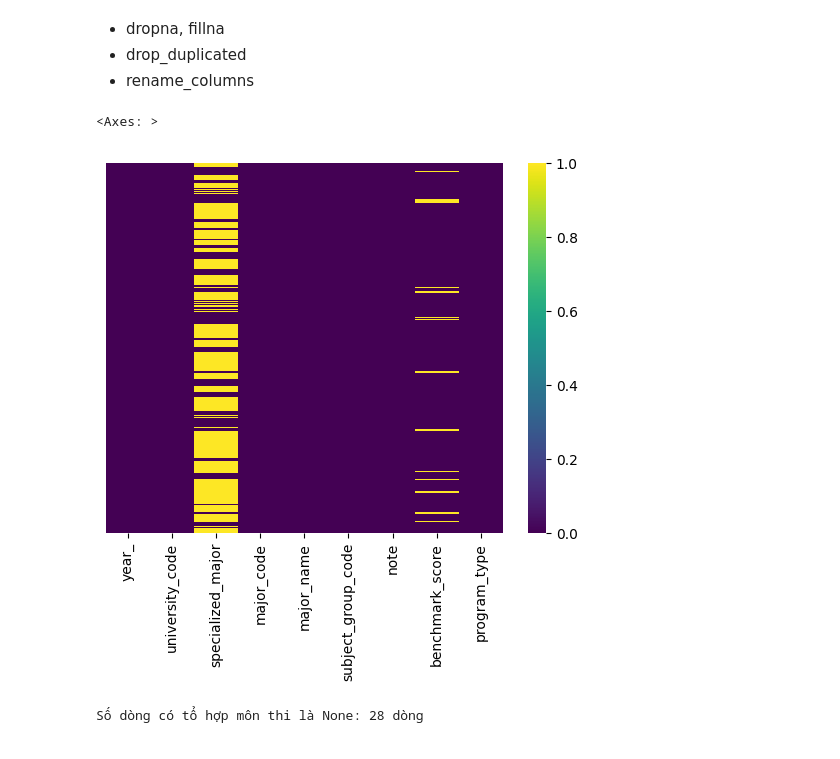
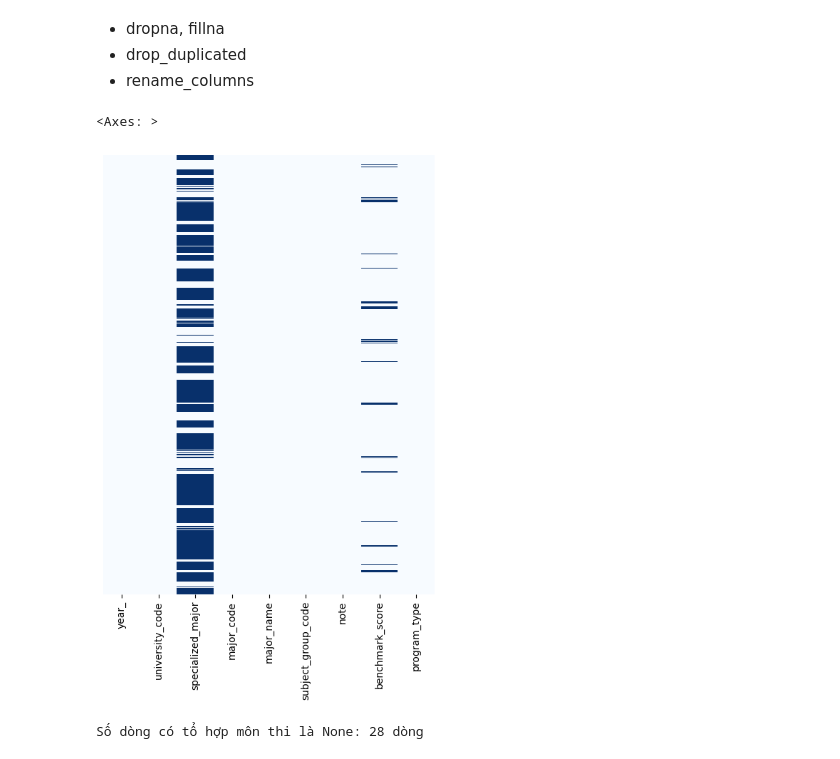
Before and after one commit to Le-AnV/group_7_final_python, a Jupyter notebook: notebooks/02_clean_data.ipynb, the cells around one changed output. Cells and saved outputs as stored; diff of their text form; code cells hidden in the pictures.

```diff
--- a/notebooks/02_clean_data.ipynb
+++ b/notebooks/02_clean_data.ipynb
@@ -326,14 +326,14 @@ df
 - rename_columns
 # %%
 import seaborn as sns
-%matplotlib inline
+fig, ax = plt.subplots(figsize=(6, 8))
 sns.heatmap(df.isna(),
+            cbar=False,
             yticklabels=False,
-            cbar=True,
-            cmap='viridis')
+            cmap='Blues')
 # %% [output]
 <Axes: >
-[figure, old version]
+[figure, new version]
 # %%
 print(f"Số dòng có tổ hợp môn thi là None: {len(df[df['note'].isna()])} dòng")
 # %% [output]
```
Also changed, not shown: parts of 1 cell of this notebook.
